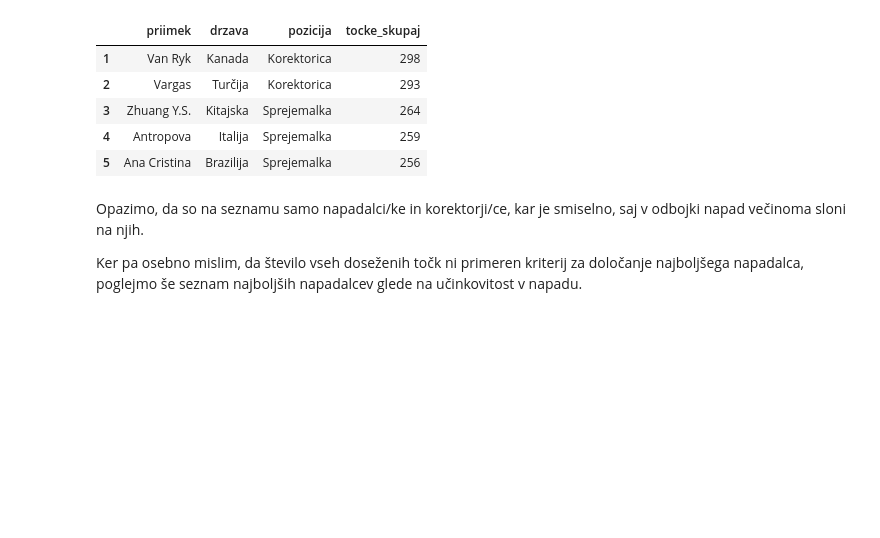
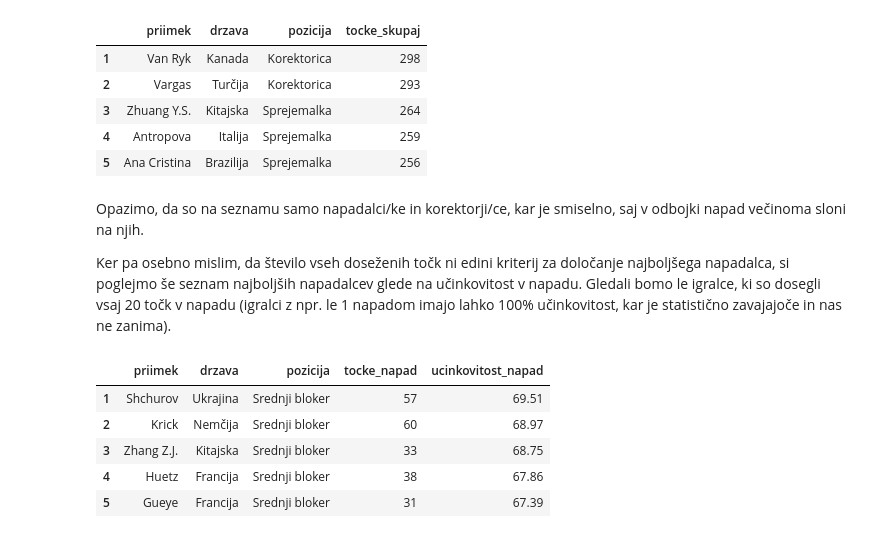
Before and after one commit to mijastijepic/UVP_projektna_naloga, a Jupyter notebook: analiza_podatkov.ipynb, the cells around one changed output. Cells and saved outputs as stored; diff of their text form; code cells hidden in the pictures; blank space fills up the shorter version.

Commit message:
ucinkovitost v napadu

```diff
--- a/analiza_podatkov.ipynb
+++ b/analiza_podatkov.ipynb
@@ -276,4 +276,21 @@ top5_zenske
 # %% [markdown]
 Opazimo, da so na seznamu samo napadalci/ke in korektorji/ce, kar je smiselno, saj v odbojki napad večinoma sloni na njih.
 
-Ker pa osebno mislim, da število vseh doseženih točk ni primeren kriterij za določanje najboljšega napadalca, poglejmo še seznam najboljših napadalcev glede na učinkovitost v napadu.
+Ker pa osebno mislim, da število vseh doseženih točk ni edini kriterij za določanje najboljšega napadalca, si poglejmo še seznam najboljših napadalcev glede na učinkovitost v napadu. Gledali bomo le igralce, ki so dosegli vsaj 20 točk v napadu (igralci z npr. le 1 napadom imajo lahko 100% učinkovitost, kar je statistično zavajajoče in nas ne zanima).
+# %%
+top5_ucinkovitost_moski = (
+    igralci[(igralci["spol"] == "M") & (igralci["tocke_napad"] >= 30)]
+    .sort_values(by="ucinkovitost_napad", ascending=False)
+    .head(5)
+    [["priimek", "drzava", "pozicija", "tocke_napad", "ucinkovitost_napad"]]
+)
+top5_ucinkovitost_moski["tocke_napad"] = top5_ucinkovitost_moski["tocke_napad"].astype(int)
+top5_ucinkovitost_moski.index = range(1, 6)
+top5_ucinkovitost_moski
+# %% [output]
+|  | priimek | drzava | pozicija | tocke_napad | ucinkovitost_napad |
+| 1 | Shchurov | Ukrajina | Srednji bloker | 57 | 69.51 |
+| 2 | Krick | Nemčija | Srednji bloker | 60 | 68.97 |
+| 3 | Zhang Z.J. | Kitajska | Srednji bloker | 33 | 68.75 |
+| 4 | Huetz | Francija | Srednji bloker | 38 | 67.86 |
+| 5 | Gueye | Francija | Srednji bloker | 31 | 67.39 |
```
Also changed, not shown: parts of 2 cells of this notebook.
